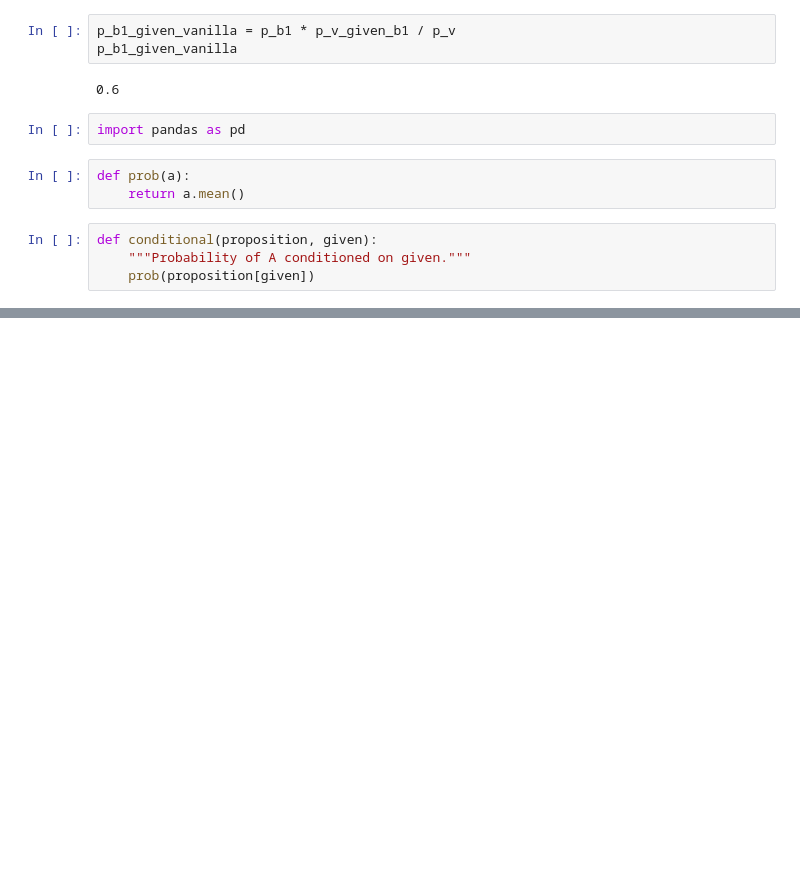
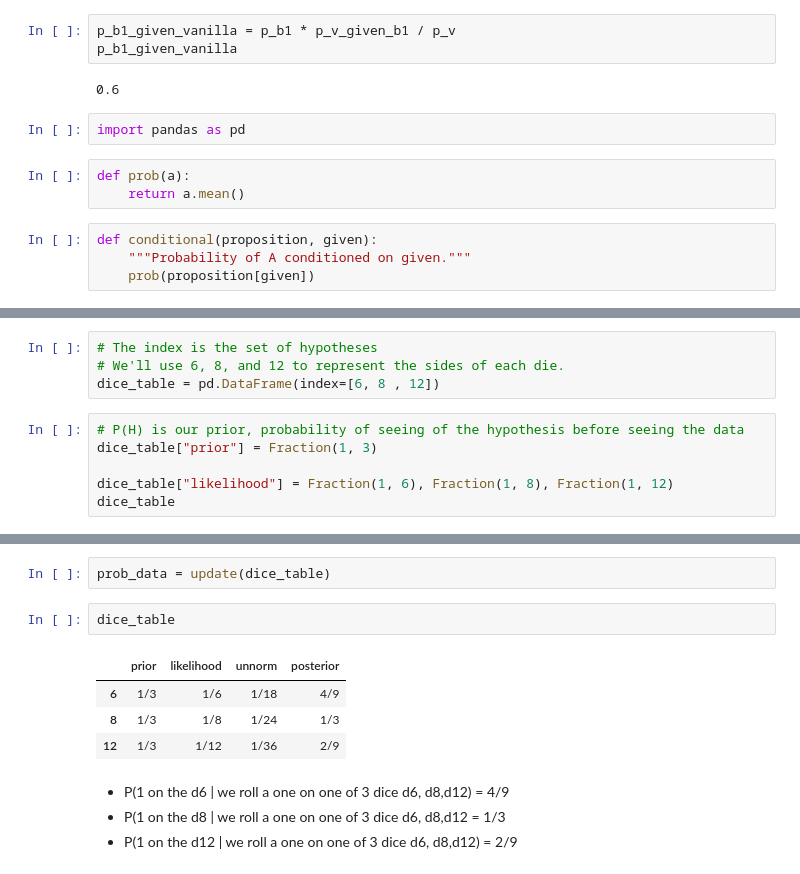
Before and after one commit to ryanorsinger/ThinkBayes2, a Jupyter notebook: chapter2_bayes_theorum.ipynb, the cells around one changed output, grey strips where cells are left out. Saved outputs shown, nothing was run; the diff lists cells and outputs as text; blank space fills up the shorter version.

```diff
--- a/chapter2_bayes_theorum.ipynb
+++ b/chapter2_bayes_theorum.ipynb
@@ -81,0 +146,10 @@ Collectively exhaustive, which means one of them must be true.
+# %%
+# The index is the set of hypotheses
+# We'll use 6, 8, and 12 to represent the sides of each die.
+dice_table = pd.DataFrame(index=[6, 8 , 12])
+# %%
+# P(H) is our prior, probability of seeing of the hypothesis before seeing the data
+dice_table["prior"] = Fraction(1, 3)
+
+dice_table["likelihood"] = Fraction(1, 6), Fraction(1, 8), Fraction(1, 12)
+dice_table
@@ -81,0 +168,13 @@ Collectively exhaustive, which means one of them must be true.
+# %%
+prob_data = update(dice_table)
+# %%
+dice_table
+# %% [output]
+|  | prior | likelihood | unnorm | posterior |
+| 6 | 1/3 | 1/6 | 1/18 | 4/9 |
+| 8 | 1/3 | 1/8 | 1/24 | 1/3 |
+| 12 | 1/3 | 1/12 | 1/36 | 2/9 |
+# %% [markdown]
+- P(1 on the d6 | we roll a one on one of 3 dice d6, d8,d12) = 4/9
+- P(1 on the d8 | we roll a one on one of 3 dice d6, d8,d12 = 1/3
+- P(1 on the d12 | we roll a one on one of 3 dice d6, d8,d12) = 2/9
```
Also changed, not shown: parts of 32 cells of this notebook, 1 other file.
